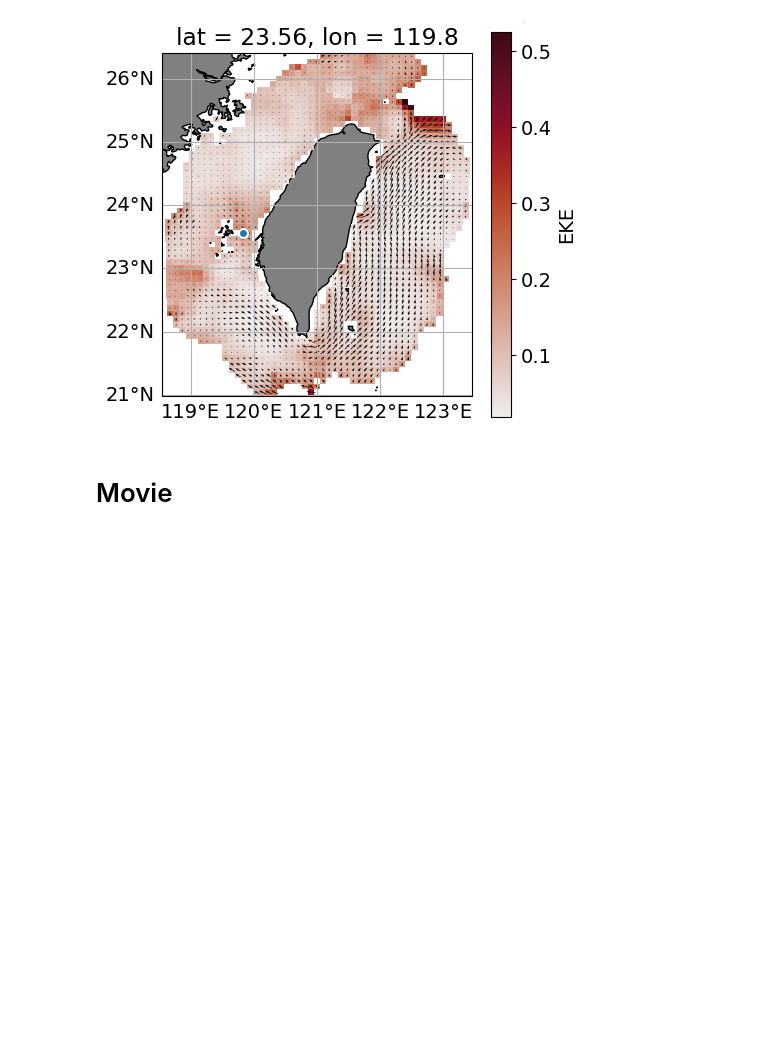
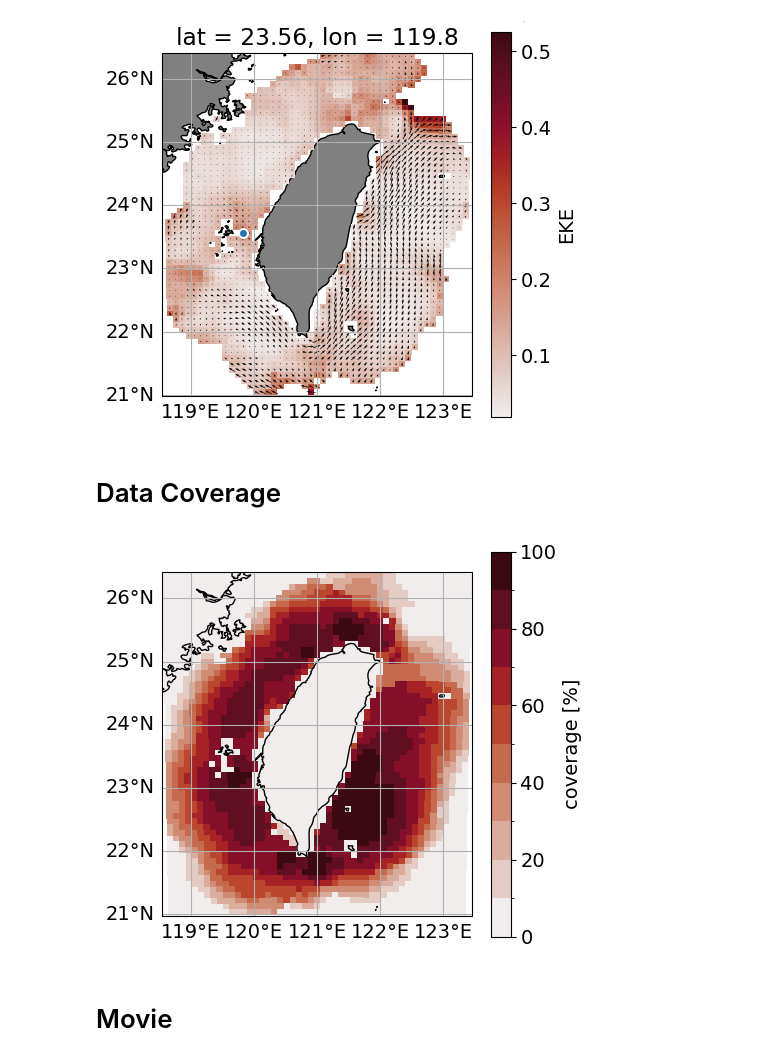
Before and after one commit to HendrikGro/TORI_Codar_Analysis, a Jupyter notebook: code/Code_TOROS.ipynb, the cells around one changed output. Drawn from its saved outputs; the diff is of its cells as text; code cells hidden in the pictures; blank space fills up the shorter version.

Commit message:
data coverage

```diff
--- a/code/Code_TOROS.ipynb
+++ b/code/Code_TOROS.ipynb
@@ -17,7 +17,7 @@ from matplotlib.lines import Line2D
 
 %matplotlib inline
 # %%
-input_path = '/home/hgrosselindemann/Documents/GitHub/TORI/'
+input_path = '/home/hgrosselindemann/Documents/for_hendrik_20230316/'
 
 # input_path = '/Users/2311043/Documents/GitHub/TORI/'
 
@@ -98,6 +97,24 @@ gl1.top_labels=False
 gl1.right_labels=False
 # %% [output]
 [figure]
+# %% [markdown]
+# Data Coverage
+# %%
+nan_mask = ~np.isnan(velocity.abs)
+data_coverage = np.sum(nan_mask,axis=0)/len(velocity.time)
+velocity['coverage'] = data_coverage
+# %%
+fig,(ax1) = plt.subplots(1,1,figsize=(5,5),subplot_kw={'projection':ccrs.PlateCarree()})
+
+(velocity.coverage*100).plot(ax=ax1,x='lon',y='lat',levels=np.arange(0,110,10),cmap=cmo.amp,cbar_kwargs={'label':'coverage [%]'})
+
+# ax1.add_feature(cfeature.LAND, facecolor='grey',edgecolor='black')
+ax1.coastlines()
+gl1 = ax1.gridlines(draw_labels=True)
+gl1.top_labels=False
+gl1.right_labels=False
+# %% [output]
+[figure, added]
 # %% [markdown]
 # Movie
 # %%
```
Also changed, not shown: parts of 3 cells of this notebook, 2 other files.
